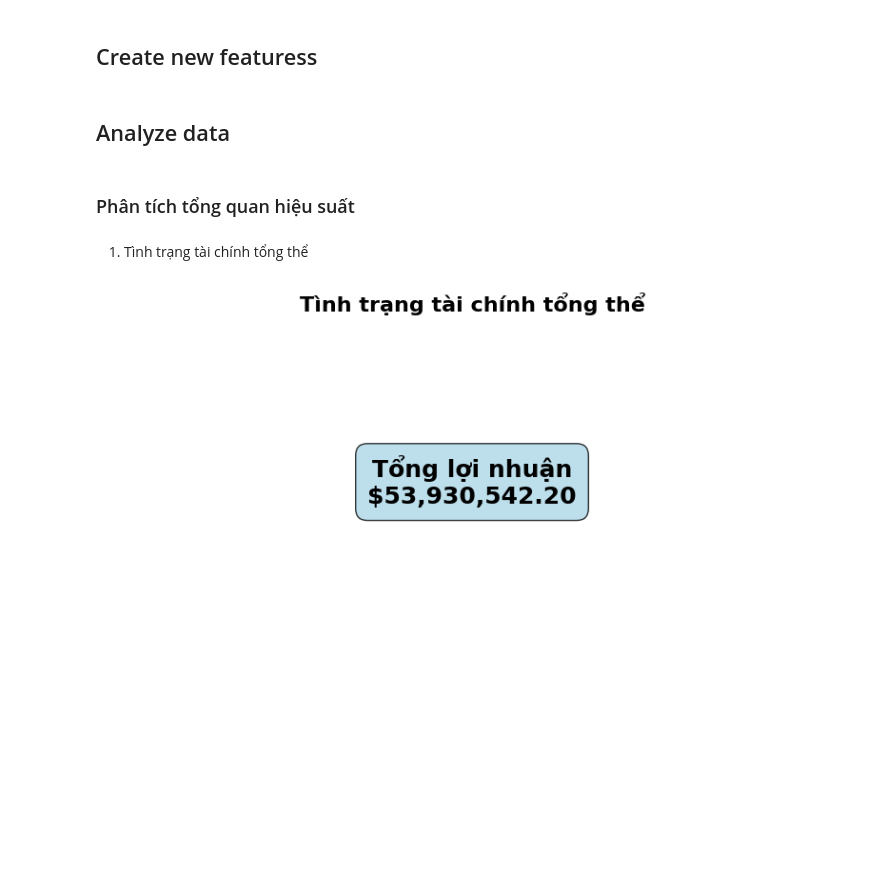
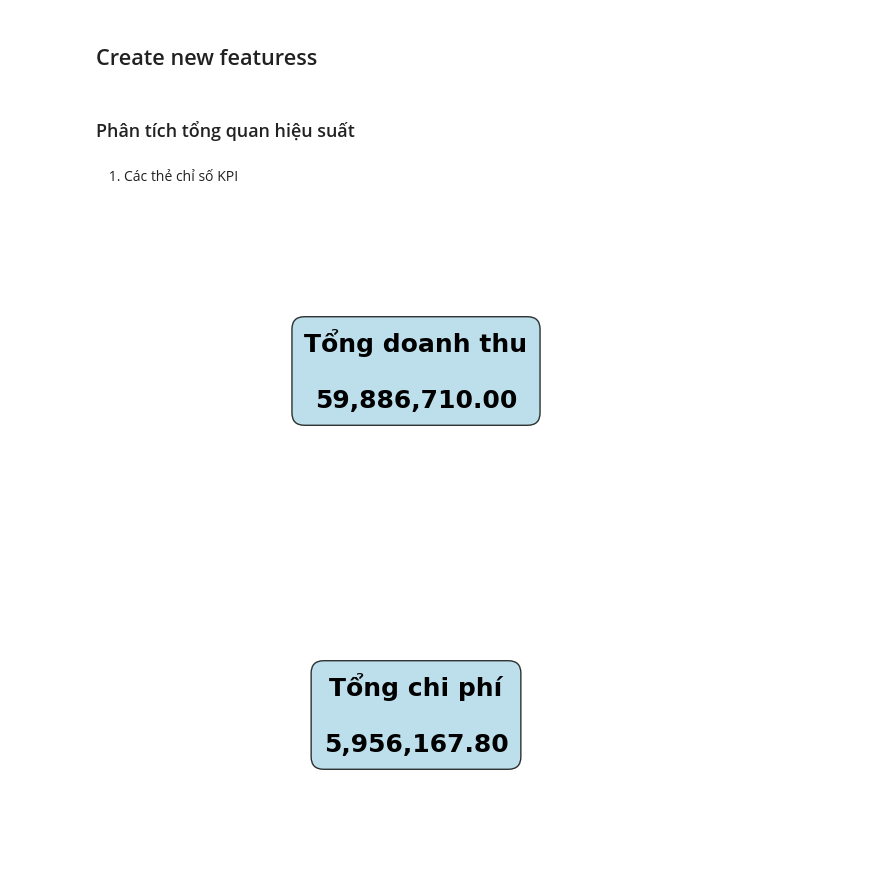
Before and after one commit to thethien8a/Marketing-Campaign-Analysis, a Jupyter notebook: project_2/Data_Analysis.ipynb, the cells around one changed output. Drawn from its saved outputs; the diff is of its cells as text; code cells hidden in the pictures; blank space fills up the shorter version.

```diff
--- a/project_2/Data_Analysis.ipynb
+++ b/project_2/Data_Analysis.ipynb
@@ -91,28 +99,38 @@ df[df["Campaign_ID"] == "C5910"]
 # Thêm một vài cột
 df["Profit"] = df["Revenue"] - df["Spend"]
 df["ROI"] = df["ROAS"] - 1
-# %% [markdown]
-## Analyze data
+# %%
+df["Day"] = df["Date"].dt.day
+df["Month"] = df["Date"].dt.month
+df["Year"] = df["Date"].dt.year
+df["Weekday"] = df["Date"].dt.day_name()
 # %% [markdown]
 ### Phân tích tổng quan hiệu suất
 # %% [markdown]
-1. Tình trạng tài chính tổng thể
+1. Các thẻ chỉ số KPI
+# %%
+# Định nghĩa card
+def card_plot(title, value):
+    fig, ax = plt.subplots(figsize=(8, 4))
+    ax.text(0.5, 0.5, f'{title}\n\n{value}',
+            fontsize=18, fontweight='bold', ha='center', va='center',
+            bbox=dict(boxstyle="round,pad=0.5", facecolor="lightblue", alpha=0.8))
+    ax.set_xlim(0, 1)
+    ax.set_ylim(0, 1)
+    ax.axis('off')
+    plt.show()
 # %%
 # Tổng lợi nhuận cho đến thời điểm hiện tại
-total_profit = df["Profit"].sum()
-
-fig, ax = plt.subplots(figsize=(8, 4))
-ax.text(0.5, 0.5, f'Tổng lợi nhuận\n${total_profit:,.2f}',
-    fontsize=18, fontweight='bold', ha='center', va='center',
-    bbox=dict(boxstyle="round,pad=0.5", facecolor="lightblue", alpha=0.8))
-ax.set_xlim(0, 1)
-ax.set_ylim(0, 1)
-ax.axis('off')
-plt.title('Tình trạng tài chính tổng thể', fontsize=16, fontweight='bold')
-plt.tight_layout()
-plt.show()
+total_revenue = df["Revenue"].sum()
+card_plot("Tổng doanh thu", f'{total_revenue:,.2f}')
 # %% [output]
-[figure, old version]
+[figure, new version]
+# %%
+# Tổng lợi nhuận cho đến thời điểm hiện tại
+total_spend = df["Spend"].sum()
+card_plot("Tổng chi phí", f'{total_spend:,.2f}')
+# %% [output]
+[figure, added]
 # %%
 # Trung bình lợi nhuận thu được cho mỗi chiến dịch
 avg_profit_per_campaign = df.groupby("Campaign_ID")["Profit"].mean().mean()
```
Also changed, not shown: parts of 16 cells of this notebook, 1 other file.
